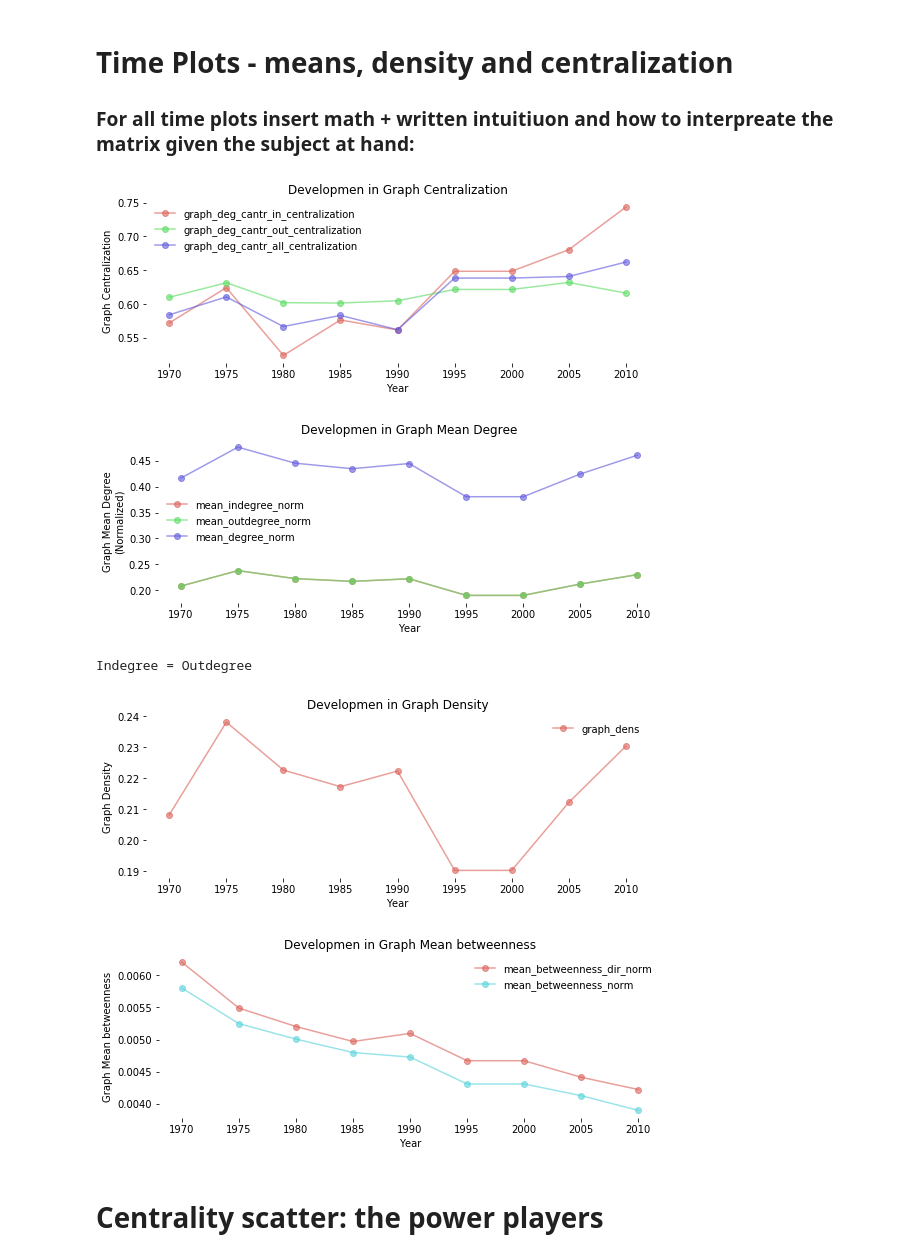
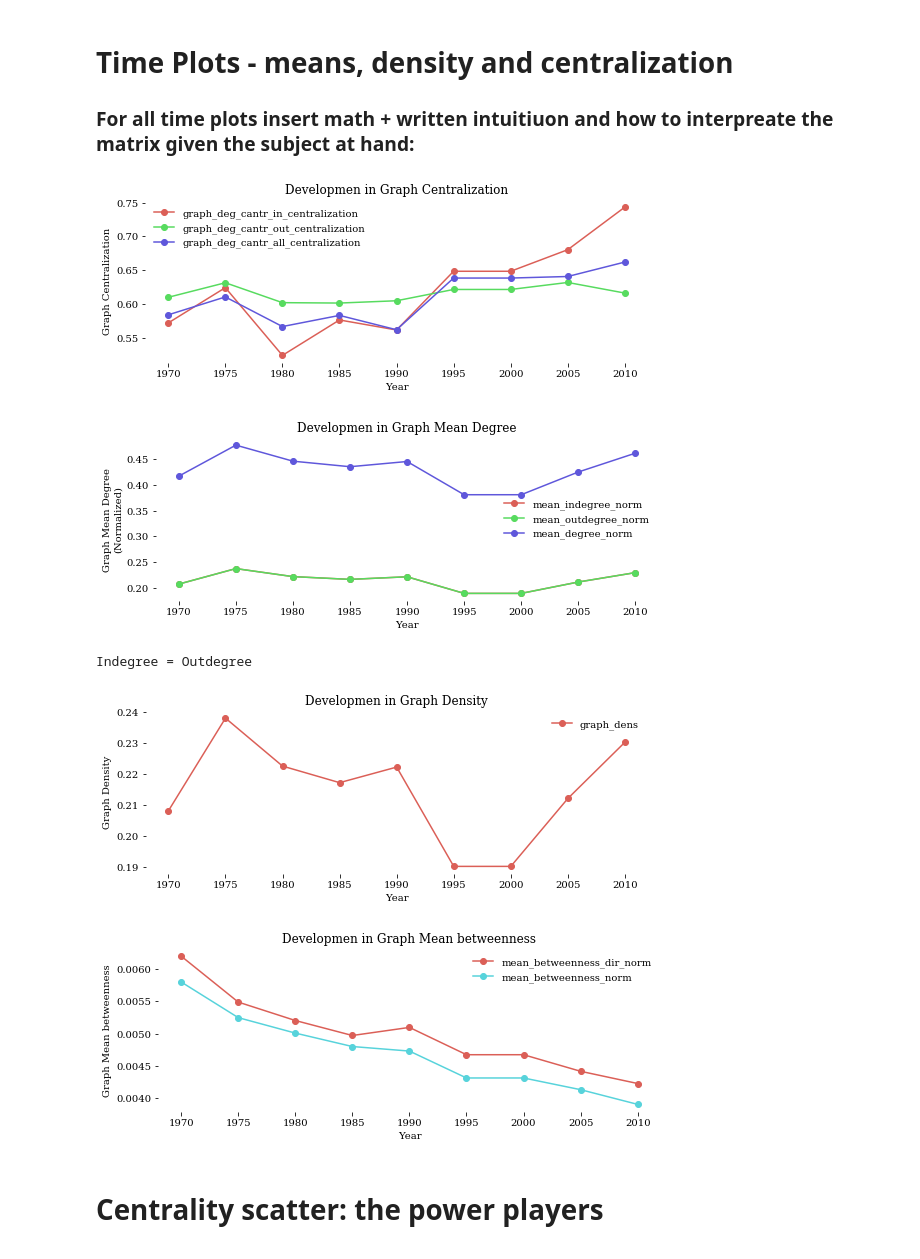
Before and after one commit to Polichinel/SNA, a Jupyter notebook: main_py.ipynb, the cells around one changed output. Saved outputs shown, nothing was run; the diff lists cells and outputs as text; code cells hidden in the pictures.

```diff
--- a/main_py.ipynb
+++ b/main_py.ipynb
@@ -16,6 +16,10 @@ from networkx.drawing.nx_agraph import graphviz_layout
 import graphviz
 
 from collections import Counter
+
+
+import matplotlib as mpl
+mpl.rc('font',family='serif')
 # %%
 df = pd.read_csv("diplodata_network_full.csv", index_col= 0)
 df.reset_index(inplace = True, drop= True)
@@ -289,7 +293,7 @@ degree_dist_plot(kind = 'out')
 # %%
 centralization = ['graph_deg_cantr_in_centralization','graph_deg_cantr_out_centralization','graph_deg_cantr_all_centralization']
 
-def time_plot(df = df_year_stats, feature_list = centralization, y_label = '', title = ''):
+def time_plot(df = df_year_stats, feature_list = centralization, y_label = '', title = '', fig_title = 'title.pdf'):
 
     plt.figure(figsize= [9,3])
 
@@ -304,7 +308,7 @@ def time_plot(df = df_year_stats, feature_list = centralization, y_label = '', t
 
             label = feature_list[i]
 
-            plt.plot(x,y,'-o', label = label, alpha = 0.6, color = colors[i])
+            plt.plot(x,y,'-o', label = label, alpha = 1, color = colors[i])
 
     plt.xlabel('Year')
     plt.ylabel(y_label)#right
@@ -316,33 +320,46 @@ def time_plot(df = df_year_stats, feature_list = centralization, y_label = '', t
     sns.despine(left = True, bottom = True)
     #plt.grid()
     plt.legend(frameon = False)
+
+    plt.savefig(fig_title, bbox_inches="tight")
+
     plt.show()
 # %% [markdown]
 # Time Plots - means, density and centralization
 ### For all time plots insert math + written intuitiuon and how to interpreate the matrix given the subject at hand:
 # %%
-time_plot(y_label='Graph Centralization', title = 'Developmen in Graph Centralization')
+time_plot(y_label='Graph Centralization',
+          title = 'Developmen in Graph Centralization',
+         fig_title = 'devl_cent.pdf')
 # %% [output]
-[figure, old version]
+[figure, new version]
 # %%
 mean_degree = ['mean_indegree_norm', 'mean_outdegree_norm', 'mean_degree_norm']
 time_plot(feature_list = mean_degree, y_label='Graph Mean Degree\n(Normalized)', title = 'Developmen in Graph Mean Degree')
 print('Indegree = Outdegree')
 # %% [output]
-[figure, old version]
+[figure, new version]
 Indegree = Outdegree
 # %%
 mean_degree = ['graph_dens']
-time_plot(feature_list = mean_degree, y_label='Graph Density', title = 'Developmen in Graph Density')
+time_plot(feature_list = mean_degree,
+          y_label='Graph Density',
+          title = 'Developmen in Graph Density',
+         fig_title = 'devl_dens.pdf')
+
+
 print('')
 # %% [output]
-[figure, old version]
+[figure, new version]
 # %%
 mean_betweenness = ['mean_betweenness_dir_norm','mean_betweenness_norm']
-time_plot(feature_list = mean_betweenness, y_label='Graph Mean betweenness', title = 'Developmen in Graph Mean betweenness')
+time_plot(feature_list = mean_betweenness,
+          y_label='Graph Mean betweenness',
+          title = 'Developmen in Graph Mean betweenness',
+         fig_title = 'devl_betw.pdf')
 print('')
 # %% [output]
-[figure, old version]
+[figure, new version]
 # %% [markdown]
 # Centrality scatter: the power players
 # %%
```
Also changed, not shown: parts of 41 cells of this notebook, 2 other files.
